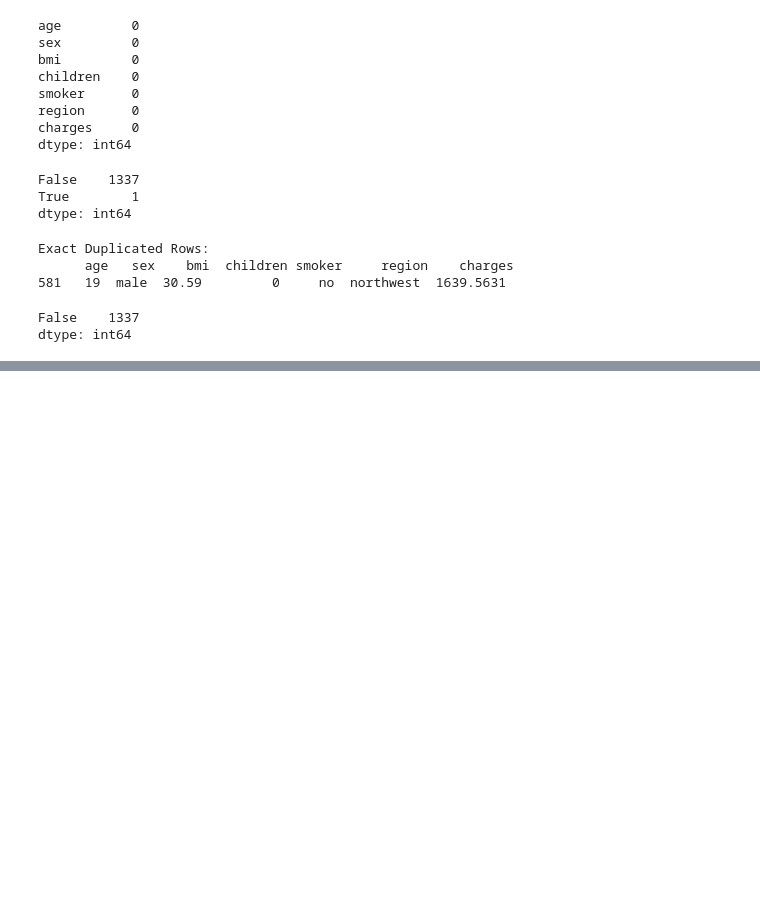
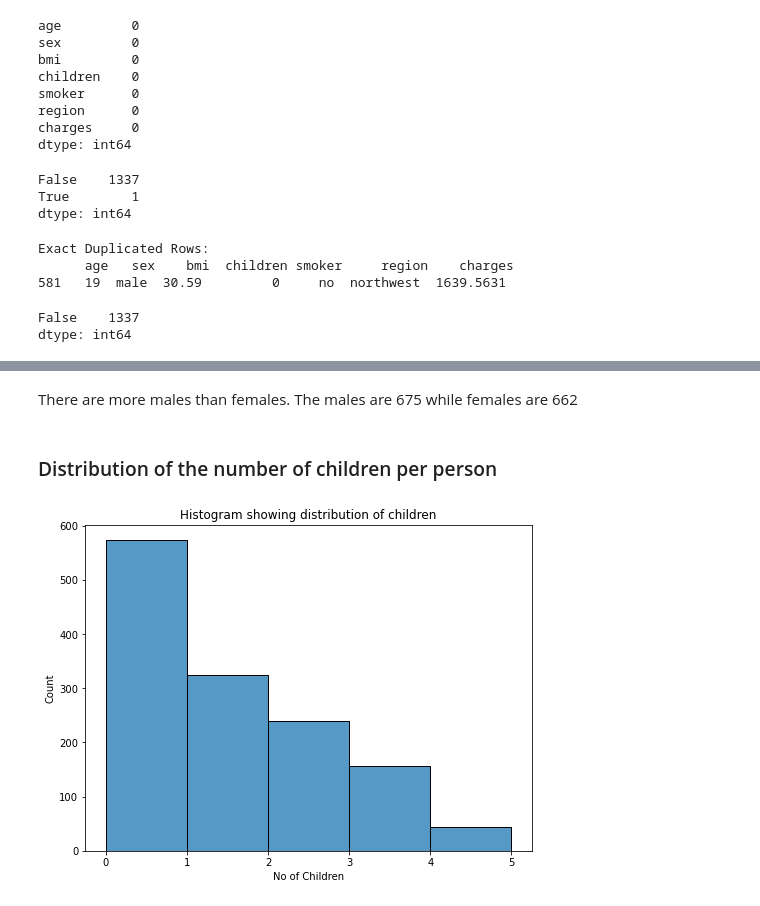
Before and after one commit to Masinde10/Insurance, a Jupyter notebook: Insurance.ipynb, the cells around one changed output, grey strips where cells are left out. Cells and saved outputs as stored; diff of their text form; code cells hidden in the pictures; blank space fills up the shorter version.

```diff
--- a/Insurance.ipynb
+++ b/Insurance.ipynb
@@ -101,0 +144,13 @@ dtype: int64
+# %% [markdown]
+There are more males than females. The males are 675 while females are 662
+# %% [markdown]
+### Distribution of the number of children per person
+# %%
+#Distribution of the number of children
+plt.figure(figsize=(8,6))
+sns.histplot(df['children'],bins= 5)
+plt.xlabel('No of Children')
+plt.ylabel('Count')
+plt.title('Histogram showing distribution of children');
+# %% [output]
+[figure, added]
```
Also changed, not shown: parts of 23 cells of this notebook.
